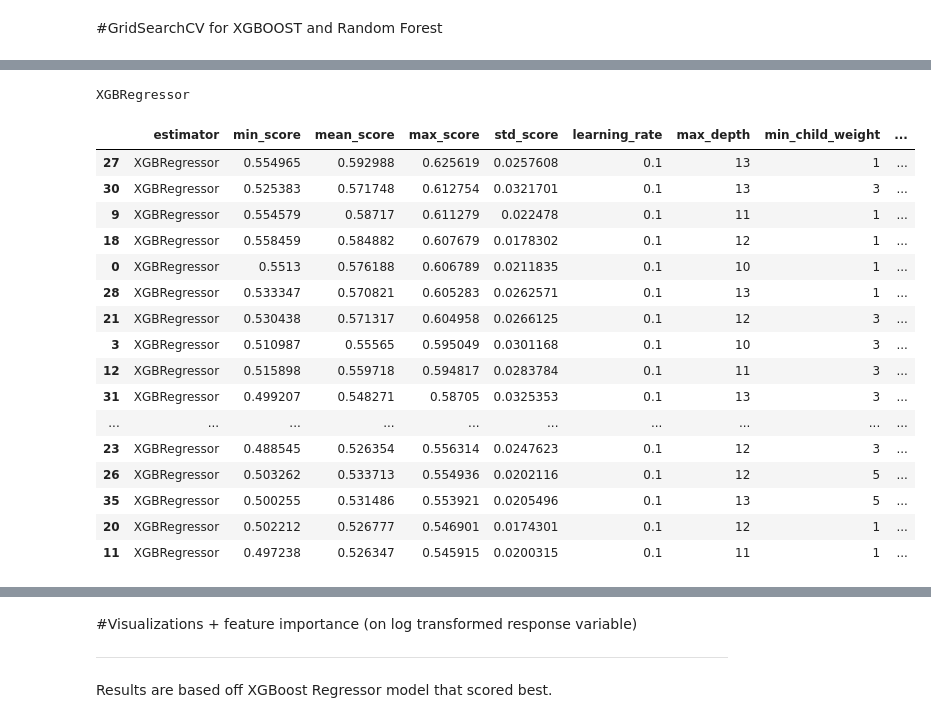
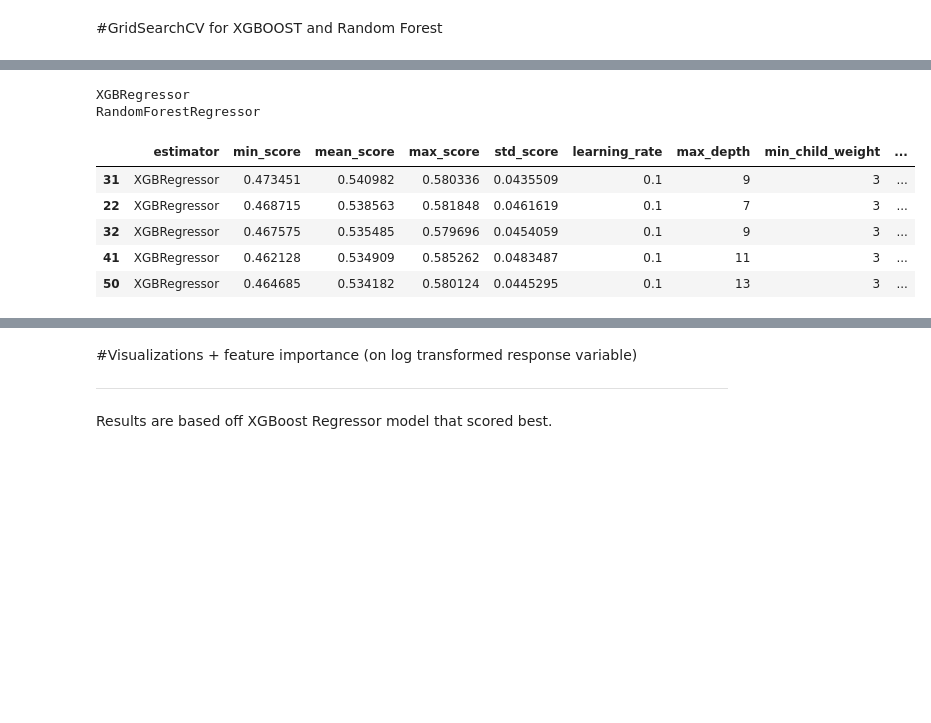
Before and after one commit to databs1/med_price_prediction, a Jupyter notebook: Price_prediction_v1.ipynb, the cells around one changed output, grey strips where cells are left out. Drawn from its saved outputs; the diff is of its cells as text; code cells hidden in the pictures; blank space fills up the shorter version.

```diff
--- a/Price_prediction_v1.ipynb
+++ b/Price_prediction_v1.ipynb
@@ -417,9 +419,9 @@ mean squared error : 1.4303048482724627
 #GridSearchCV for XGBOOST and Random Forest
 # %%
 from sklearn import preprocessing
-le = preprocessing.LabelEncoder()
-X = pd.concat([df_final.iloc[:,:-1].apply(le.fit_transform).rename(columns=lambda x: 'nb_'+x)
-               ,df_final.iloc[:,:-1],df_misc,labels],axis=1)
+#le = preprocessing.LabelEncoder()
+X = pd.concat([(~df_final.iloc[:,:-1].apply(lambda x: x/x).isna()*1).astype('category')#0 for absence 1 for presence encoding of df_final variables
+               ,df_final.iloc[:,:-1].rename(columns=lambda x: 'nb_'+x),df_misc,labels],axis=1)
 y = df_final.iloc[:,-1]
 # %%
 models1 = {
@@ -431,24 +433,13 @@ models1 = {
 }
 
 params1 = {
-    'XGBRegressor': { 'n_estimators' : [1000,500,200] , 'learning_rate' : [0.1] , 'max_depth': list(range(3,10,2)),
+    'XGBRegressor': { 'n_estimators' : [1000,500,200] , 'learning_rate' : [0.1] , 'max_depth': list(range(3,14,2)),
                      'min_child_weight': list(range(1,6,2))},
     'RandomForestRegressor': { 'n_estimators': [500,200,30],'max_depth':[30,20,10]},
     #'LassoRegression': { 'alpha': [1e-06,1e-05,0.0001, 0.001, 0.005,0.01, 0.05, 0.1, 0.3, 1]},
     #'ElasticNet': { 'alpha': [0.1, 0.4, 0.7]},
     #'HuberRegressor': {'alpha': [1.2,1.35]}
 }
-# %%
-models1 = {
-    'XGBRegressor': XGBRegressor()
-}
-params1 = {
-    'XGBRegressor': { 'n_estimators' : [1000,500,200] , 'learning_rate' : [0.1] , 'max_depth': [10,11,12,13],
-                     'min_child_weight': list(range(1,6,2))},
-    #'LassoRegression': { 'alpha': [1e-06,1e-05,0.0001, 0.001, 0.005,0.01, 0.05, 0.1, 0.3, 1]},
-    #'ElasticNet': { 'alpha': [0.1, 0.4, 0.7]},
-    #'HuberRegressor': {'alpha': [1.2,1.35]}
-}
 # %%
 X_train, X_test, y_train, y_test = train_test_split(X, y, test_size=0.2)
 scaler = RobustScaler()
@@ -466,21 +462,11 @@ Fitting 4 folds for each of 36 candidates, totalling 144 fits
 # %%
-helper1.score_summary(sort_by='max_score')
+helper1.score_summary(sort_by='mean_score').tail()
 # %% [output]
 XGBRegressor
+RandomForestRegressor
 |  | estimator | min_score | mean_score | max_score | std_score | learning_rate | max_depth | min_child_weight | ... |
-| 27 | XGBRegressor | 0.554965 | 0.592988 | 0.625619 | 0.0257608 | 0.1 | 13 | 1 | ... |
-| 30 | XGBRegressor | 0.525383 | 0.571748 | 0.612754 | 0.0321701 | 0.1 | 13 | 3 | ... |
-| 9 | XGBRegressor | 0.554579 | 0.58717 | 0.611279 | 0.022478 | 0.1 | 11 | 1 | ... |
-| 18 | XGBRegressor | 0.558459 | 0.584882 | 0.607679 | 0.0178302 | 0.1 | 12 | 1 | ... |
-| 0 | XGBRegressor | 0.5513 | 0.576188 | 0.606789 | 0.0211835 | 0.1 | 10 | 1 | ... |
-| 28 | XGBRegressor | 0.533347 | 0.570821 | 0.605283 | 0.0262571 | 0.1 | 13 | 1 | ... |
-| 21 | XGBRegressor | 0.530438 | 0.571317 | 0.604958 | 0.0266125 | 0.1 | 12 | 3 | ... |
-| 3 | XGBRegressor | 0.510987 | 0.55565 | 0.595049 | 0.0301168 | 0.1 | 10 | 3 | ... |
-| 12 | XGBRegressor | 0.515898 | 0.559718 | 0.594817 | 0.0283784 | 0.1 | 11 | 3 | ... |
-| 31 | XGBRegressor | 0.499207 | 0.548271 | 0.58705 | 0.0325353 | 0.1 | 13 | 3 | ... |
-| ... | ... | ... | ... | ... | ... | ... | ... | ... | ... |
-| 23 | XGBRegressor | 0.488545 | 0.526354 | 0.556314 | 0.0247623 | 0.1 | 12 | 3 | ... |
-| 26 | XGBRegressor | 0.503262 | 0.533713 | 0.554936 | 0.0202116 | 0.1 | 12 | 5 | ... |
-| 35 | XGBRegressor | 0.500255 | 0.531486 | 0.553921 | 0.0205496 | 0.1 | 13 | 5 | ... |
-| 20 | XGBRegressor | 0.502212 | 0.526777 | 0.546901 | 0.0174301 | 0.1 | 12 | 1 | ... |
-| 11 | XGBRegressor | 0.497238 | 0.526347 | 0.545915 | 0.0200315 | 0.1 | 11 | 1 | ... |
+| 31 | XGBRegressor | 0.473451 | 0.540982 | 0.580336 | 0.0435509 | 0.1 | 9 | 3 | ... |
+| 22 | XGBRegressor | 0.468715 | 0.538563 | 0.581848 | 0.0461619 | 0.1 | 7 | 3 | ... |
+| 32 | XGBRegressor | 0.467575 | 0.535485 | 0.579696 | 0.0454059 | 0.1 | 9 | 3 | ... |
+| 41 | XGBRegressor | 0.462128 | 0.534909 | 0.585262 | 0.0483487 | 0.1 | 11 | 3 | ... |
+| 50 | XGBRegressor | 0.464685 | 0.534182 | 0.580124 | 0.0445295 | 0.1 | 13 | 3 | ... |
```
Also changed, not shown: parts of 14 cells of this notebook.
